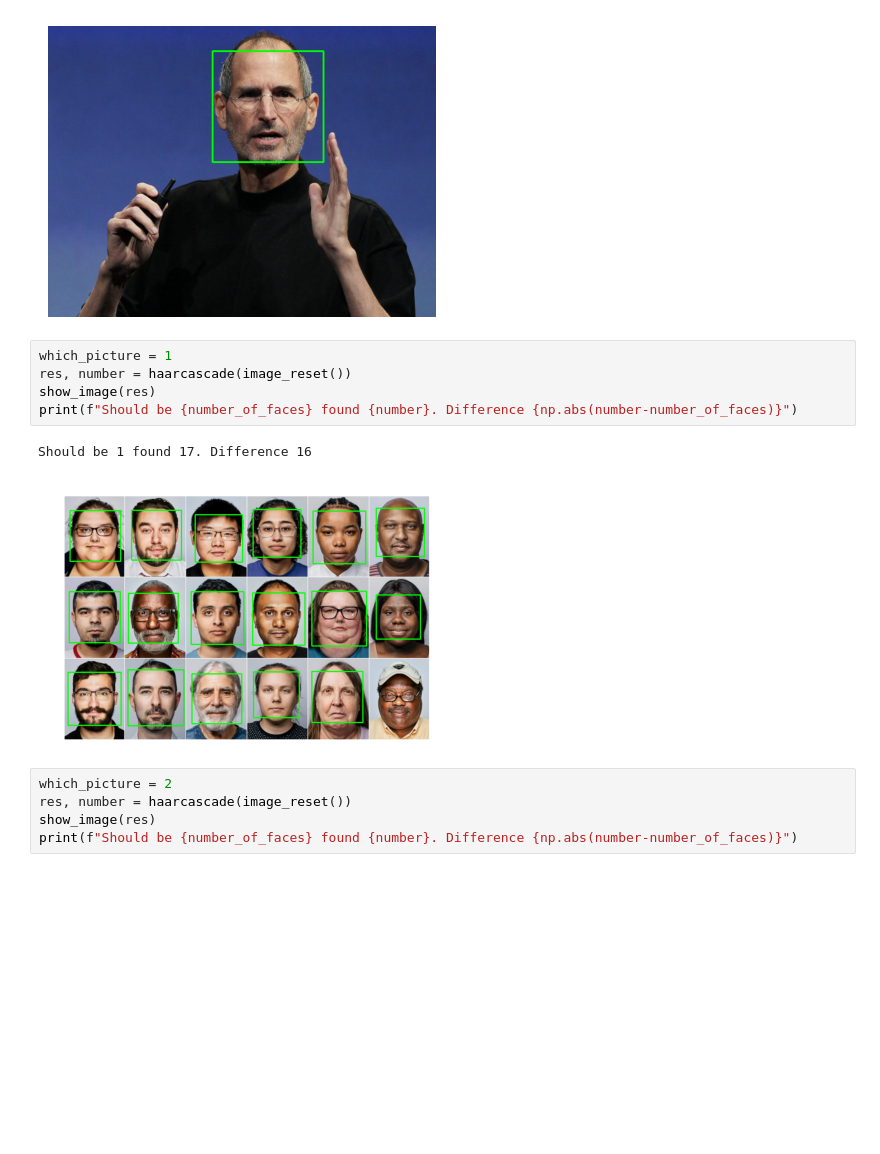
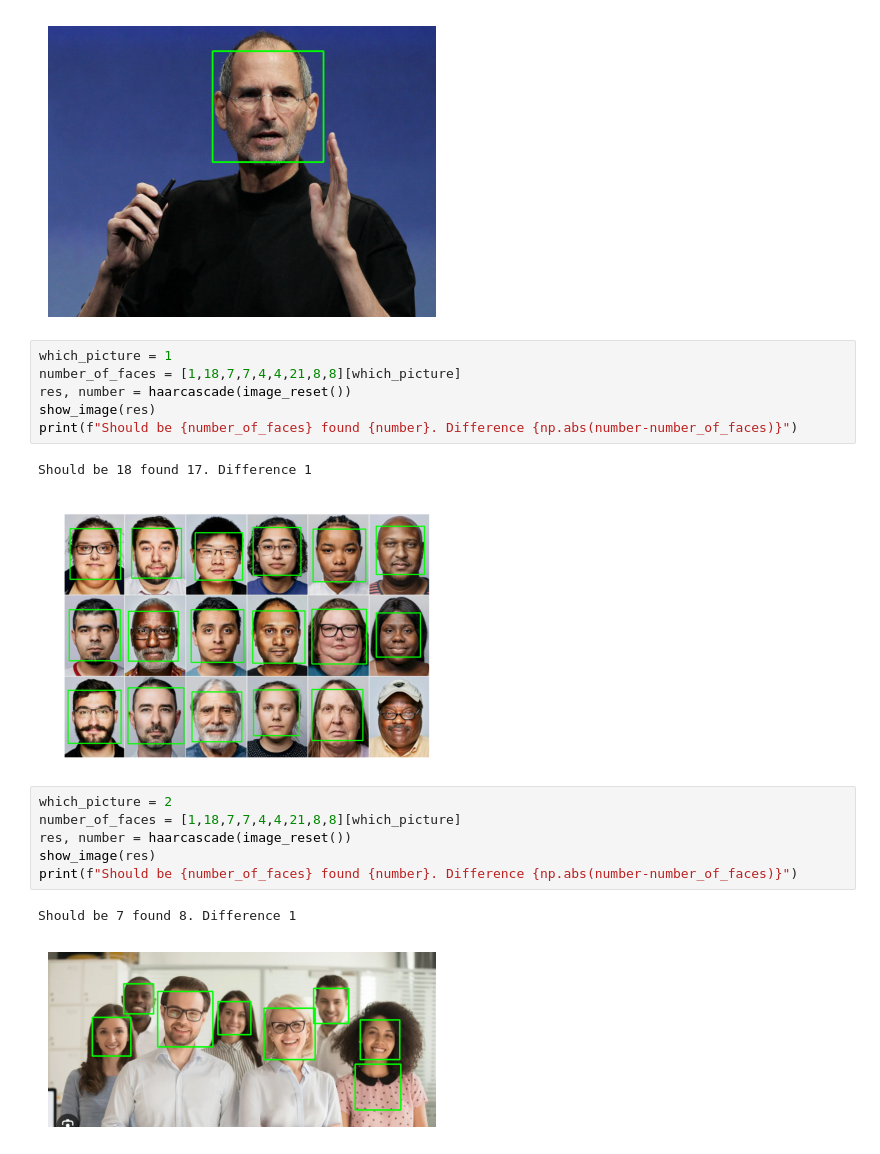
Before and after one commit to sebko-p/2-computervision-pres1-demos, a Jupyter notebook: main_presentation_version.ipynb, the cells around one changed output. Cells and saved outputs as stored; diff of their text form; blank space fills up the shorter version.

```diff
--- a/main_presentation_version.ipynb
+++ b/main_presentation_version.ipynb
@@ -52,16 +52,21 @@ Should be 1 found 1. Difference 0
 [figure]
 # %%
 which_picture = 1
+number_of_faces = [1,18,7,7,4,4,21,8,8][which_picture]
 res, number = haarcascade(image_reset())
 show_image(res)
 print(f"Should be {number_of_faces} found {number}. Difference {np.abs(number-number_of_faces)}")
 # %% [output]
-Should be 1 found 17. Difference 16
+Should be 18 found 17. Difference 1
 [figure]
 # %%
 which_picture = 2
+number_of_faces = [1,18,7,7,4,4,21,8,8][which_picture]
 res, number = haarcascade(image_reset())
 show_image(res)
 print(f"Should be {number_of_faces} found {number}. Difference {np.abs(number-number_of_faces)}")
+# %% [output]
+Should be 7 found 8. Difference 1
+[figure, added]
 # %%
 which_picture = 3
```
Also changed, not shown: parts of 3 cells of this notebook.
